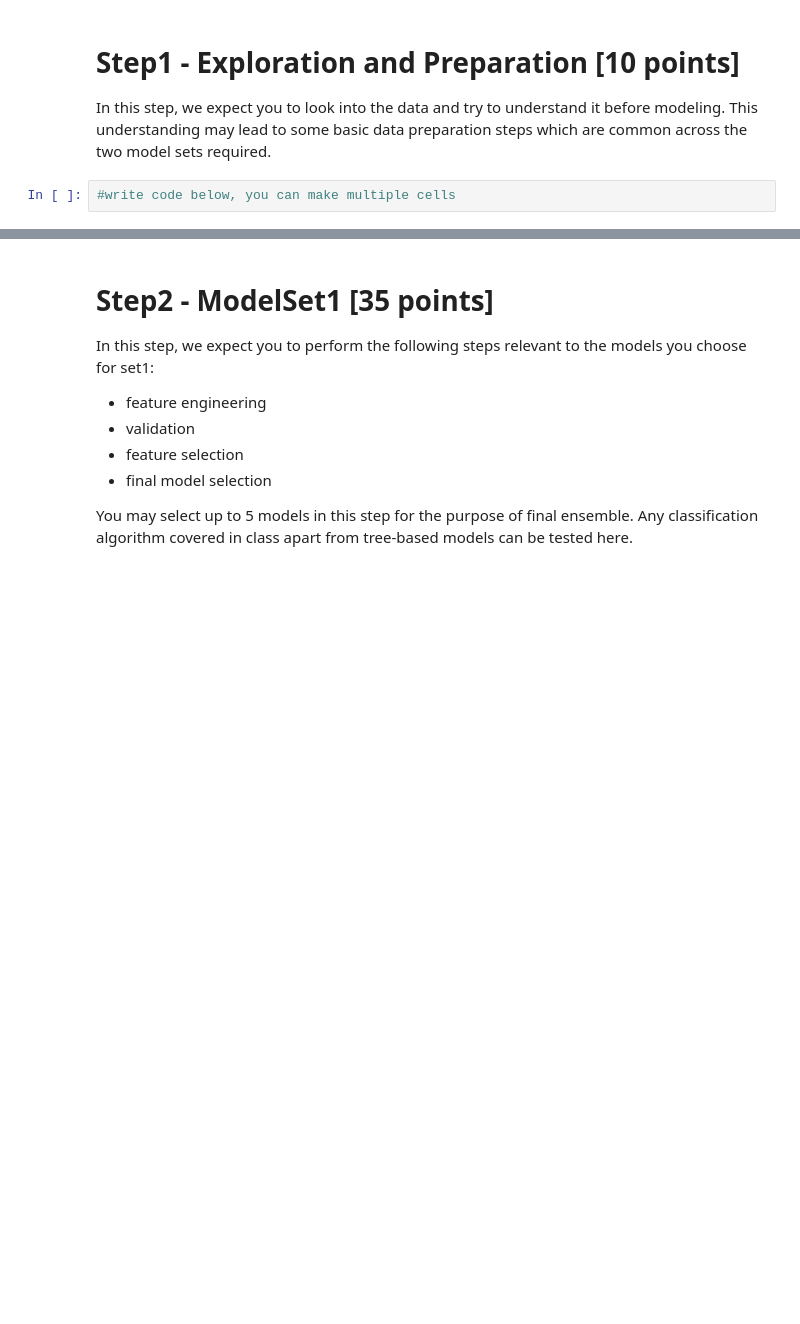
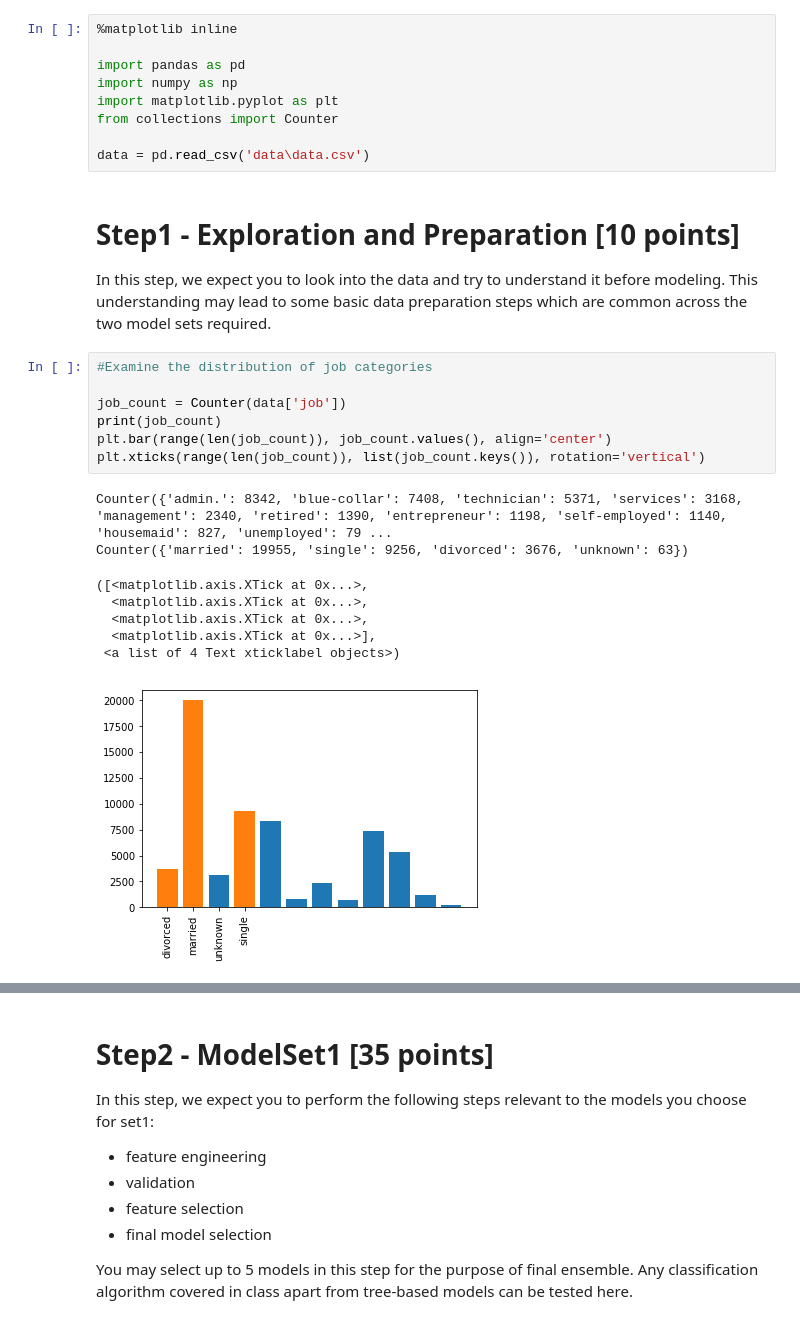
Before and after one commit to wl2522/BankMarketingCampaign, a Jupyter notebook: hw3_starter_notebook.ipynb, the cells around one changed output, grey strips where cells are left out. Saved outputs shown, nothing was run; the diff lists cells and outputs as text; blank space fills up the shorter version.

Commit message:
Added bar charts

```diff
--- a/hw3_starter_notebook.ipynb
+++ b/hw3_starter_notebook.ipynb
@@ -17,6 +15,29 @@ This is the basic step where you can load the data and create train and test set
+# %%
+%matplotlib inline
+
+import pandas as pd
+import numpy as np
+import matplotlib.pyplot as plt
+from collections import Counter
+
+data = pd.read_csv('data\data.csv')
 # %% [markdown]
 # Step1 - Exploration and Preparation [10 points]
 
 In this step, we expect you to look into the data and try to understand it before modeling. This understanding may lead to some basic data preparation steps which are common across the two model sets required.
-# %%
-#write code below, you can make multiple cells
+# %%
+#Examine the distribution of job categories
+
+job_count = Counter(data['job'])
+print(job_count)
+plt.bar(range(len(job_count)), job_count.values(), align='center')
+plt.xticks(range(len(job_count)), list(job_count.keys()), rotation='vertical')
+# %% [output]
+Counter({'admin.': 8342, 'blue-collar': 7408, 'technician': 5371, 'services': 3168, 'management': 2340, 'retired': 1390, 'entrepreneur': 1198, 'self-employed': 1140, 'housemaid': 827, 'unemployed': 79 ...
+Counter({'married': 19955, 'single': 9256, 'divorced': 3676, 'unknown': 63})
+([<matplotlib.axis.XTick at 0x...>,
+  <matplotlib.axis.XTick at 0x...>,
+  <matplotlib.axis.XTick at 0x...>,
+  <matplotlib.axis.XTick at 0x...>],
+ <a list of 4 Text xticklabel objects>)
+[figure, added]
```
Also changed, not shown: parts of 5 cells of this notebook.
